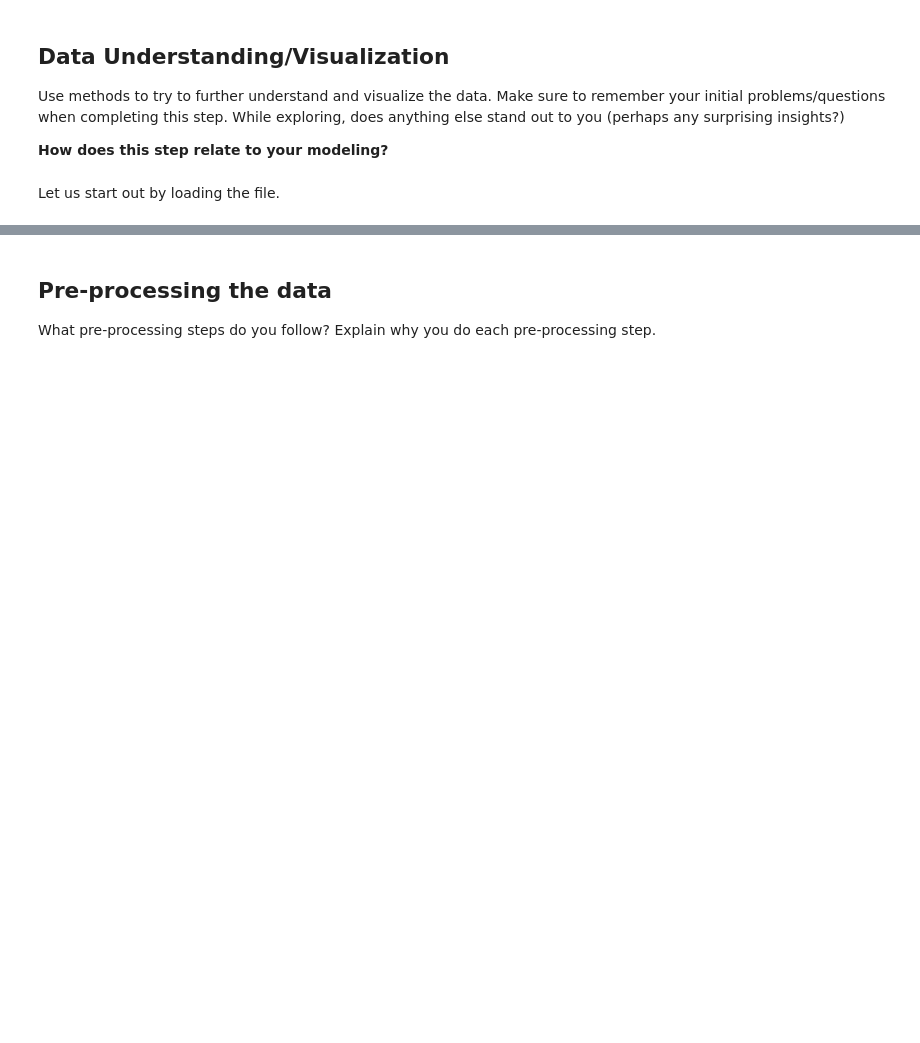
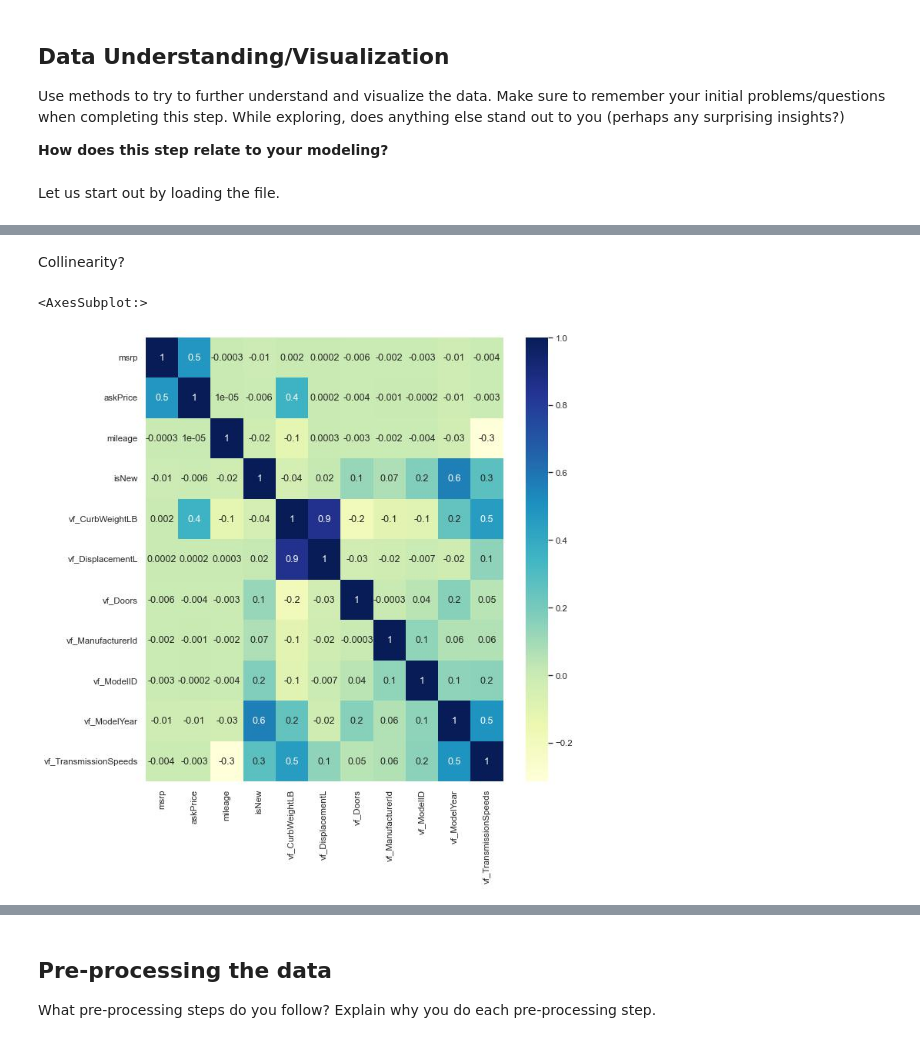
Before and after one commit to matthewasloan95/p4-clustering, a Jupyter notebook: p4.ipynb, the cells around one changed output, grey strips where cells are left out. Drawn from its saved outputs; the diff is of its cells as text; code cells hidden in the pictures; blank space fills up the shorter version.

Commit message:
visuals, pre-processed, and clustering

```diff
--- a/p4.ipynb
+++ b/p4.ipynb
@@ -51,7 +62,18 @@ While exploring, does anything else stand out to you (perhaps any surprising ins
 # %% [markdown]
 Let us start out by loading the file.
 # %%
-## Very incomplete...not even actually started
+import pandas as pd
+pd.set_option('display.max_columns', None)
 
-import pandas as pd
 import numpy as np
+
+import matplotlib.pyplot as plt
+import seaborn as sns
+%config InlineBackend.figure_format ='jpg'
+sns.set(rc={"figure.figsize":(10, 10)})
+sns.set(rc={"figure.dpi": 75})
+
+from sklearn.model_selection import train_test_split
+from sklearn.ensemble import RandomForestClassifier
+from sklearn.cluster import KMeans
+from sklearn.preprocessing import StandardScaler
@@ -238,0 +231,7 @@ vf_Windows                       nan
+# %% [markdown]
+Collinearity?
+# %%
+sns.heatmap(main_df.corr(), cmap="YlGnBu", annot=True, fmt='.1g')
+# %% [output]
+<AxesSubplot:>
+[figure, added]
```
Also changed, not shown: parts of 45 cells of this notebook.
